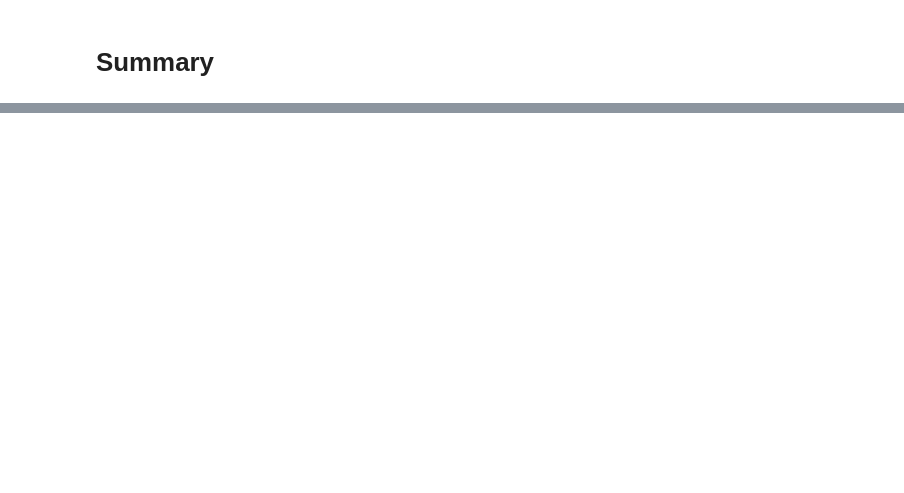
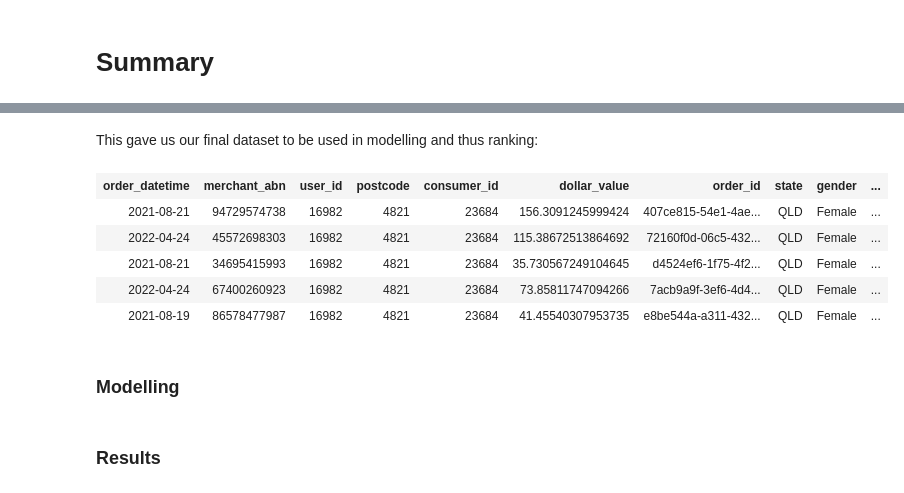
Before and after one commit to MAST30034-Applied-Data-Science/generic-buy-now-pay-later-project-group-35, a Jupyter notebook: notebooks/8-Summary.ipynb, the cells around one changed output, grey strips where cells are left out. Drawn from its saved outputs; the diff is of its cells as text; code cells hidden in the pictures; blank space fills up the shorter version.

```diff
--- a/notebooks/8-Summary.ipynb
+++ b/notebooks/8-Summary.ipynb
@@ -30,0 +168,16 @@ To adjust logging level use sc.setLogLevel(newLevel). For SparkR, use setLogLeve
+# %% [markdown]
+This gave us our final dataset to be used in modelling and thus ranking:
+# %%
+finaldf = spark.read.parquet("../data/curated/finaldf.parquet/")
+finaldf.limit(5)
+# %% [output]
+| order_datetime | merchant_abn | user_id | postcode | consumer_id | dollar_value | order_id | state | gender | ... |
+| 2021-08-21 | 94729574738 | 16982 | 4821 | 23684 | 156.3091245999424 | 407ce815-54e1-4ae... | QLD | Female | ... |
+| 2022-04-24 | 45572698303 | 16982 | 4821 | 23684 | 115.38672513864692 | 72160f0d-06c5-432... | QLD | Female | ... |
+| 2021-08-21 | 34695415993 | 16982 | 4821 | 23684 | 35.730567249104645 | d4524ef6-1f75-4f2... | QLD | Female | ... |
+| 2022-04-24 | 67400260923 | 16982 | 4821 | 23684 | 73.85811747094266 | 7acb9a9f-3ef6-4d4... | QLD | Female | ... |
+| 2021-08-19 | 86578477987 | 16982 | 4821 | 23684 | 41.45540307953735 | e8be544a-a311-432... | QLD | Female | ... |
+# %% [markdown]
+### Modelling
+# %% [markdown]
+### Results
```
Also changed, not shown: parts of 29 cells of this notebook, 4 other files.
